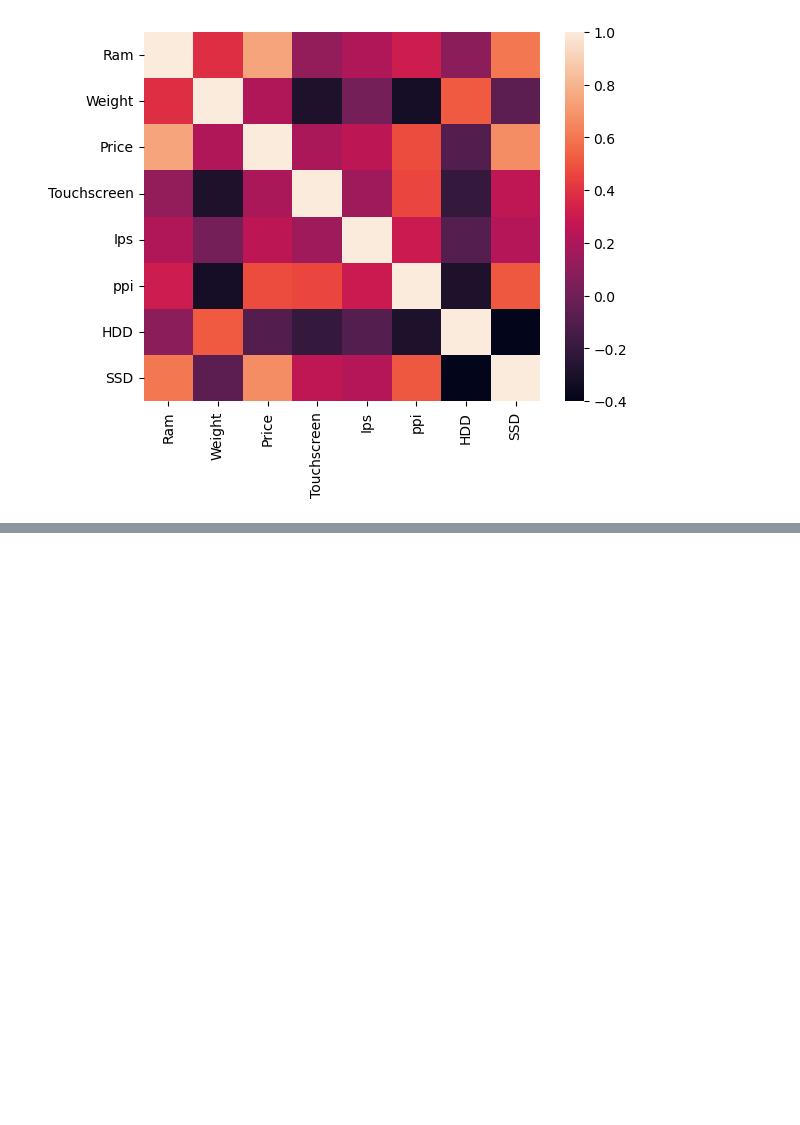
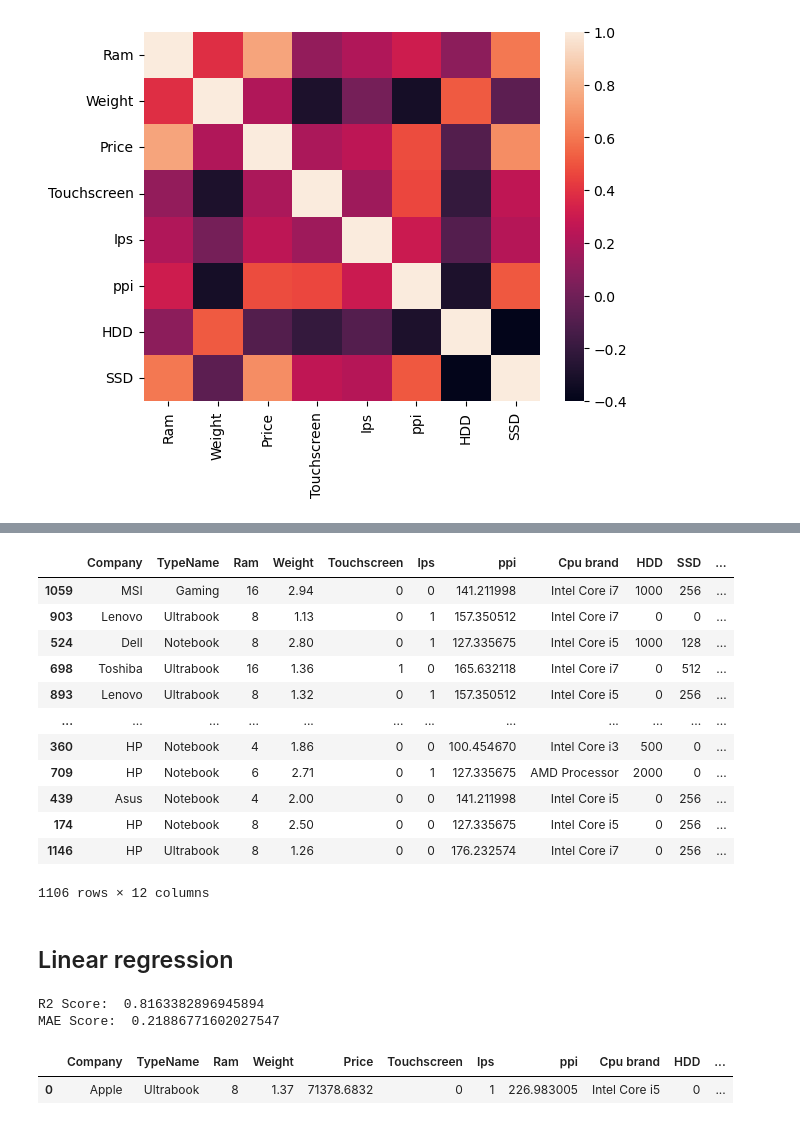
Before and after one commit to cristiano2003/MACHINE-LEARNING, a Jupyter notebook: Laptop_Price_Predictor/laptop-price-predictor.ipynb, the cells around one changed output, grey strips where cells are left out. Drawn from its saved outputs; the diff is of its cells as text; code cells hidden in the pictures; blank space fills up the shorter version.

```diff
--- a/Laptop_Price_Predictor/laptop-price-predictor.ipynb
+++ b/Laptop_Price_Predictor/laptop-price-predictor.ipynb
@@ -750,0 +776,19 @@ sns.displot(np.log(df['Price']))
+# %%
+from sklearn.model_selection import train_test_split
+X_train, X_test, y_train, y_test = train_test_split(X, y, test_size = 0.15, random_state = 4)
+# %%
+X_train
+# %% [output]
+|  | Company | TypeName | Ram | Weight | Touchscreen | Ips | ppi | Cpu brand | HDD | SSD | ... |
+| 1059 | MSI | Gaming | 16 | 2.94 | 0 | 0 | 141.211998 | Intel Core i7 | 1000 | 256 | ... |
+| 903 | Lenovo | Ultrabook | 8 | 1.13 | 0 | 1 | 157.350512 | Intel Core i7 | 0 | 0 | ... |
+| 524 | Dell | Notebook | 8 | 2.80 | 0 | 1 | 127.335675 | Intel Core i5 | 1000 | 128 | ... |
+| 698 | Toshiba | Ultrabook | 16 | 1.36 | 1 | 0 | 165.632118 | Intel Core i7 | 0 | 512 | ... |
+| 893 | Lenovo | Ultrabook | 8 | 1.32 | 0 | 1 | 157.350512 | Intel Core i5 | 0 | 256 | ... |
+| ... | ... | ... | ... | ... | ... | ... | ... | ... | ... | ... | ... |
+| 360 | HP | Notebook | 4 | 1.86 | 0 | 0 | 100.454670 | Intel Core i3 | 500 | 0 | ... |
+| 709 | HP | Notebook | 6 | 2.71 | 0 | 1 | 127.335675 | AMD Processor | 2000 | 0 | ... |
+| 439 | Asus | Notebook | 4 | 2.00 | 0 | 0 | 141.211998 | Intel Core i5 | 0 | 256 | ... |
+| 174 | HP | Notebook | 8 | 2.50 | 0 | 0 | 127.335675 | Intel Core i5 | 0 | 256 | ... |
+| 1146 | HP | Ultrabook | 8 | 1.26 | 0 | 0 | 176.232574 | Intel Core i7 | 0 | 256 | ... |
+1106 rows × 12 columns
@@ -750,0 +807,22 @@ sns.displot(np.log(df['Price']))
+# %% [markdown]
+## Linear regression
+# %%
+step1 = ColumnTransformer(transformers = [('col_tnf', OneHotEncoder(sparse = False, drop = 'first'),
+                                           [0, 1, 7, 10, 11])], remainder = 'passthrough')
+
+step2 = LinearRegression()
+
+pipe = Pipeline([('step1', step1), ('step2', step2)])
+
+pipe.fit(X_train, y_train)
+y_pred = pipe.predict(X_test)
+print('R2 Score: ', r2_score(y_test, y_pred))
+print('MAE Score: ', mean_absolute_error(y_test, y_pred))
+# %% [output]
+R2 Score:  0.8163382896945894
+MAE Score:  0.21886771602027547
+# %%
+df.head(1)
+# %% [output]
+|  | Company | TypeName | Ram | Weight | Price | Touchscreen | Ips | ppi | Cpu brand | HDD | ... |
+| 0 | Apple | Ultrabook | 8 | 1.37 | 71378.6832 | 0 | 1 | 226.983005 | Intel Core i5 | 0 | ... |
```
Also changed, not shown: parts of 51 cells of this notebook, 4 other files.
